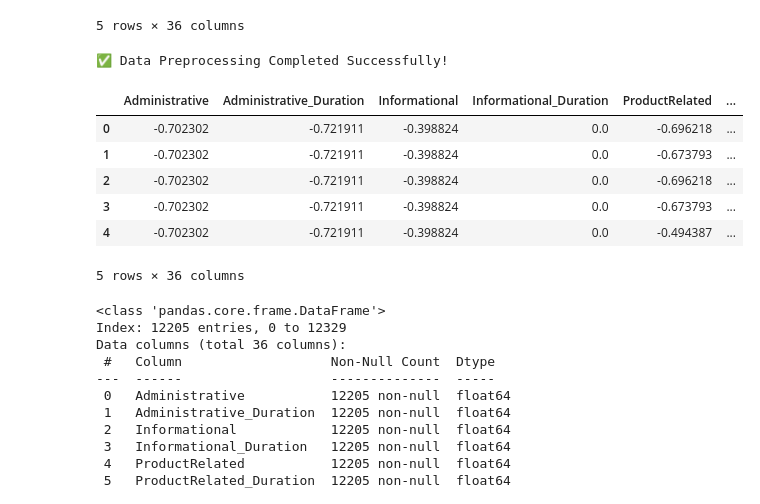
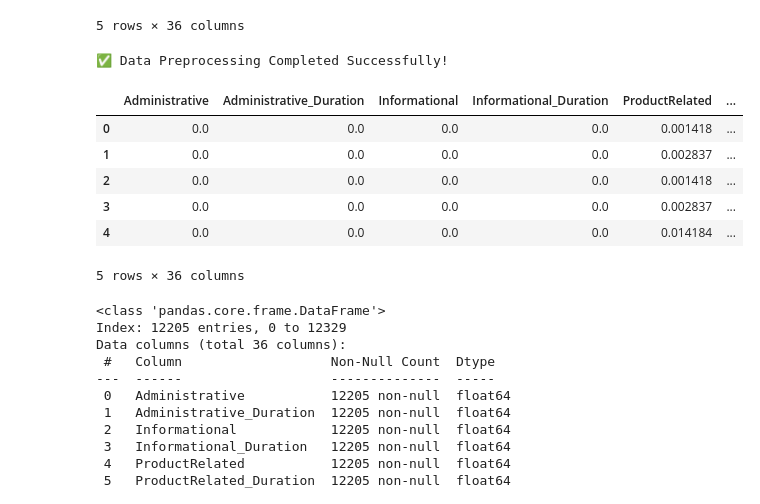
Before and after one commit to Sahil88820/Online-Shopper-Buy-or-Bail, a Jupyter notebook: notebooks/01_exploratory_data_analysis.ipynb, the cells around one changed output. Saved outputs shown, nothing was run; the diff lists cells and outputs as text; code cells hidden in the pictures.

```diff
--- a/notebooks/01_exploratory_data_analysis.ipynb
+++ b/notebooks/01_exploratory_data_analysis.ipynb
@@ -7,6 +9,6 @@ import pickle
 # %%
 import pandas as pd
-df = pd.read_csv("online_shoppers_intention.csv")
+df = pd.read_csv(r"C:\Users\aagra\Desktop\Online shopper\data\raw\online_shoppers_intention.csv")
 df.info()
 df.describe()
 df.isnull().sum()
@@ -207,39 +209,39 @@ df.head()
 # %%
 # 1️⃣3️⃣ Clean before scaling
 df.replace([np.inf, -np.inf], np.nan, inplace=True)
 df.fillna(df.mean(numeric_only=True), inplace=True)
 
 # 1️⃣4️⃣ Remove zero-variance numeric columns
 num_cols = df.select_dtypes(include=['int64', 'float64']).columns.tolist()
 if 'Revenue' in num_cols:
     num_cols.remove('Revenue')
 exclude_cols = [
     'Revenue',               # target variable
     'VisitorType',           # categorical
     'Weekend',               # binary flag
     'HighBounce',            # binary flag
     'HighExit',              # binary flag
     'ActiveBuyer',           # binary flag
     'ReturningVisitorFlag',  # binary flag
     'Month'                  # numeric but categorical (1-12)
 ]
 exclude_cols += [col for col in df.columns if col.startswith('Month_')]
 num_cols = [col for col in num_cols if col not in exclude_cols]
 
 # 1️⃣5️⃣ Standardize numeric columns
-scaler = StandardScaler()
+scaler = MinMaxScaler()
 df[num_cols] = scaler.fit_transform(df[num_cols])
 
 print("✅ Data Preprocessing Completed Successfully!")
 df.head()
 # %% [output]
 ✅ Data Preprocessing Completed Successfully!
 |  | Administrative | Administrative_Duration | Informational | Informational_Duration | ProductRelated | ... |
-| 0 | -0.702302 | -0.721911 | -0.398824 | 0.0 | -0.696218 | ... |
-| 1 | -0.702302 | -0.721911 | -0.398824 | 0.0 | -0.673793 | ... |
-| 2 | -0.702302 | -0.721911 | -0.398824 | 0.0 | -0.696218 | ... |
-| 3 | -0.702302 | -0.721911 | -0.398824 | 0.0 | -0.673793 | ... |
-| 4 | -0.702302 | -0.721911 | -0.398824 | 0.0 | -0.494387 | ... |
+| 0 | 0.0 | 0.0 | 0.0 | 0.0 | 0.001418 | ... |
+| 1 | 0.0 | 0.0 | 0.0 | 0.0 | 0.002837 | ... |
+| 2 | 0.0 | 0.0 | 0.0 | 0.0 | 0.001418 | ... |
+| 3 | 0.0 | 0.0 | 0.0 | 0.0 | 0.002837 | ... |
+| 4 | 0.0 | 0.0 | 0.0 | 0.0 | 0.014184 | ... |
 5 rows × 36 columns
 # %%
 df.shape
```
Also changed, not shown: parts of 5 cells of this notebook, 2 other files.
